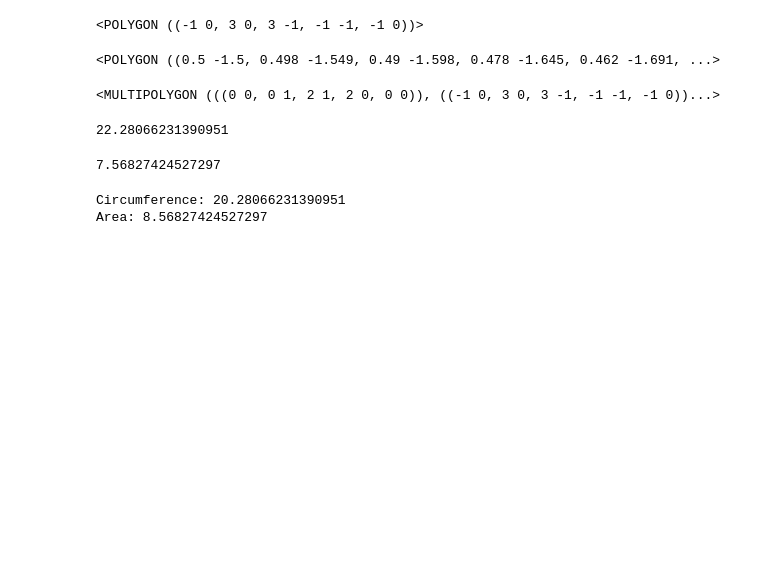
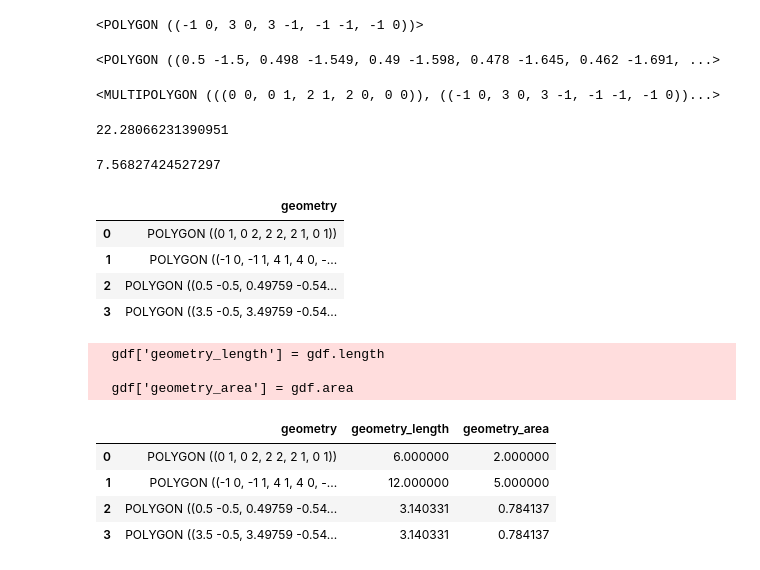
Before and after one commit to anilsapkota/geo-spatial-data-analytics-essential, a Jupyter notebook: carwithgeo.ipynb, the cells around one changed output. Cells and saved outputs as stored; diff of their text form; code cells hidden in the pictures; blank space fills up the shorter version.

```diff
--- a/carwithgeo.ipynb
+++ b/carwithgeo.ipynb
@@ -47,12 +47,31 @@ wheel_rear = Point(3, -0.5).buffer(0.5)
 wheel_rear
 
 # Combine the shapes to form the car
-car = top.union(bottom).union(wheel_front).union(wheel_rear)
-car
+geometries = [top, bottom, wheel_front, wheel_rear]
+geometries
 
-# Calculate the circumference and area of the car
-print("Circumference:", car.length)
-print("Area:", car.area)
+
+#Create a GeoDataFrame
+gdf = gpd.GeoDataFrame(geometry = geometries)
+gdf.crs = 4326
+display(gdf)
 # %% [output]
-Circumference: 20.28066231390951
-Area: 8.56827424527297
+|  | geometry |
+| 0 | POLYGON ((0 1, 0 2, 2 2, 2 1, 0 1)) |
+| 1 | POLYGON ((-1 0, -1 1, 4 1, 4 0, -... |
+| 2 | POLYGON ((0.5 -0.5, 0.49759 -0.54... |
+| 3 | POLYGON ((3.5 -0.5, 3.49759 -0.54... |
+# %%
+gdf['geometry_length'] = gdf.length
+gdf['geometry_area'] = gdf.area
+
+gdf.head()
+# %% [output]
+  gdf['geometry_length'] = gdf.length
+
+  gdf['geometry_area'] = gdf.area
+|  | geometry | geometry_length | geometry_area |
+| 0 | POLYGON ((0 1, 0 2, 2 2, 2 1, 0 1)) | 6.000000 | 2.000000 |
+| 1 | POLYGON ((-1 0, -1 1, 4 1, 4 0, -... | 12.000000 | 5.000000 |
+| 2 | POLYGON ((0.5 -0.5, 0.49759 -0.54... | 3.140331 | 0.784137 |
+| 3 | POLYGON ((3.5 -0.5, 3.49759 -0.54... | 3.140331 | 0.784137 |
```
Also changed, not shown: parts of 5 cells of this notebook.
